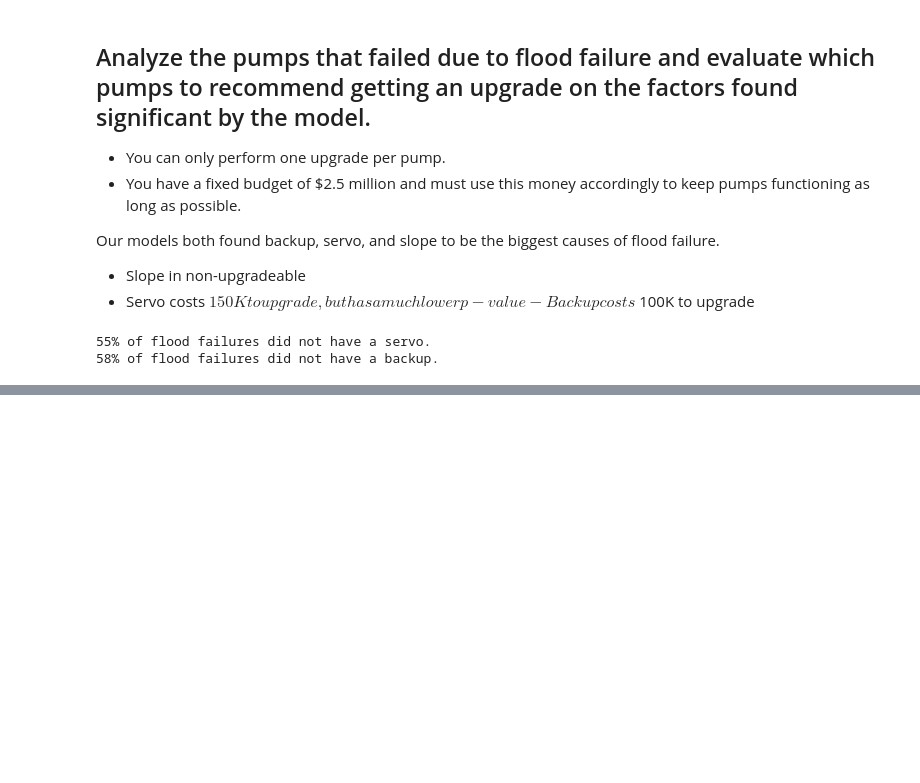
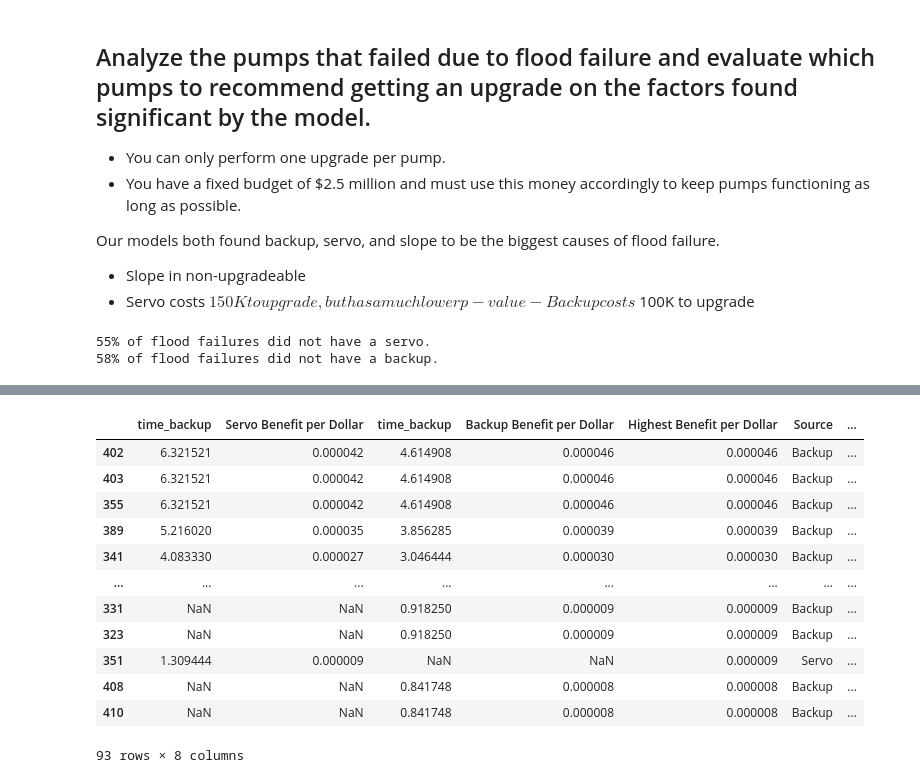
Before and after one commit to SterlingHayden/Survival-Analysis, a Jupyter notebook: HW/HW-02/HW-02.ipynb, the cells around one changed output, grey strips where cells are left out. Drawn from its saved outputs; the diff is of its cells as text; code cells hidden in the pictures; blank space fills up the shorter version.

```diff
--- a/HW/HW-02/HW-02.ipynb
+++ b/HW/HW-02/HW-02.ipynb
@@ -289,0 +407,22 @@ print(f"{1-df_flood[(df_flood['flood']==1)]['backup'].mean():.0%}", "of flood fa
+# %%
+combined_df['Highest Benefit per Dollar'] = combined_df[['Servo Benefit per Dollar', 'Backup Benefit per Dollar']].max(axis=1)
+combined_df['Source'] = np.where(combined_df['Highest Benefit per Dollar'] == combined_df['Servo Benefit per Dollar'], 'Servo', 'Backup')
+combined_df_sorted = combined_df.sort_values(by='Highest Benefit per Dollar', ascending=False)
+combined_df_sorted['Upgrade Cost'] = np.where(combined_df_sorted['Source'] == 'Servo', servo_cost, backup_cost)
+# Add a column for the running total of the cost
+combined_df_sorted['Running Total Cost'] = combined_df_sorted['Upgrade Cost'].cumsum()
+combined_df_sorted
+# %% [output]
+|  | time_backup | Servo Benefit per Dollar | time_backup | Backup Benefit per Dollar | Highest Benefit per Dollar | Source | ... |
+| 402 | 6.321521 | 0.000042 | 4.614908 | 0.000046 | 0.000046 | Backup | ... |
+| 403 | 6.321521 | 0.000042 | 4.614908 | 0.000046 | 0.000046 | Backup | ... |
+| 355 | 6.321521 | 0.000042 | 4.614908 | 0.000046 | 0.000046 | Backup | ... |
+| 389 | 5.216020 | 0.000035 | 3.856285 | 0.000039 | 0.000039 | Backup | ... |
+| 341 | 4.083330 | 0.000027 | 3.046444 | 0.000030 | 0.000030 | Backup | ... |
+| ... | ... | ... | ... | ... | ... | ... | ... |
+| 331 | NaN | NaN | 0.918250 | 0.000009 | 0.000009 | Backup | ... |
+| 323 | NaN | NaN | 0.918250 | 0.000009 | 0.000009 | Backup | ... |
+| 351 | 1.309444 | 0.000009 | NaN | NaN | 0.000009 | Servo | ... |
+| 408 | NaN | NaN | 0.841748 | 0.000008 | 0.000008 | Backup | ... |
+| 410 | NaN | NaN | 0.841748 | 0.000008 | 0.000008 | Backup | ... |
+93 rows × 8 columns
```
Also changed, not shown: parts of 19 cells of this notebook.
